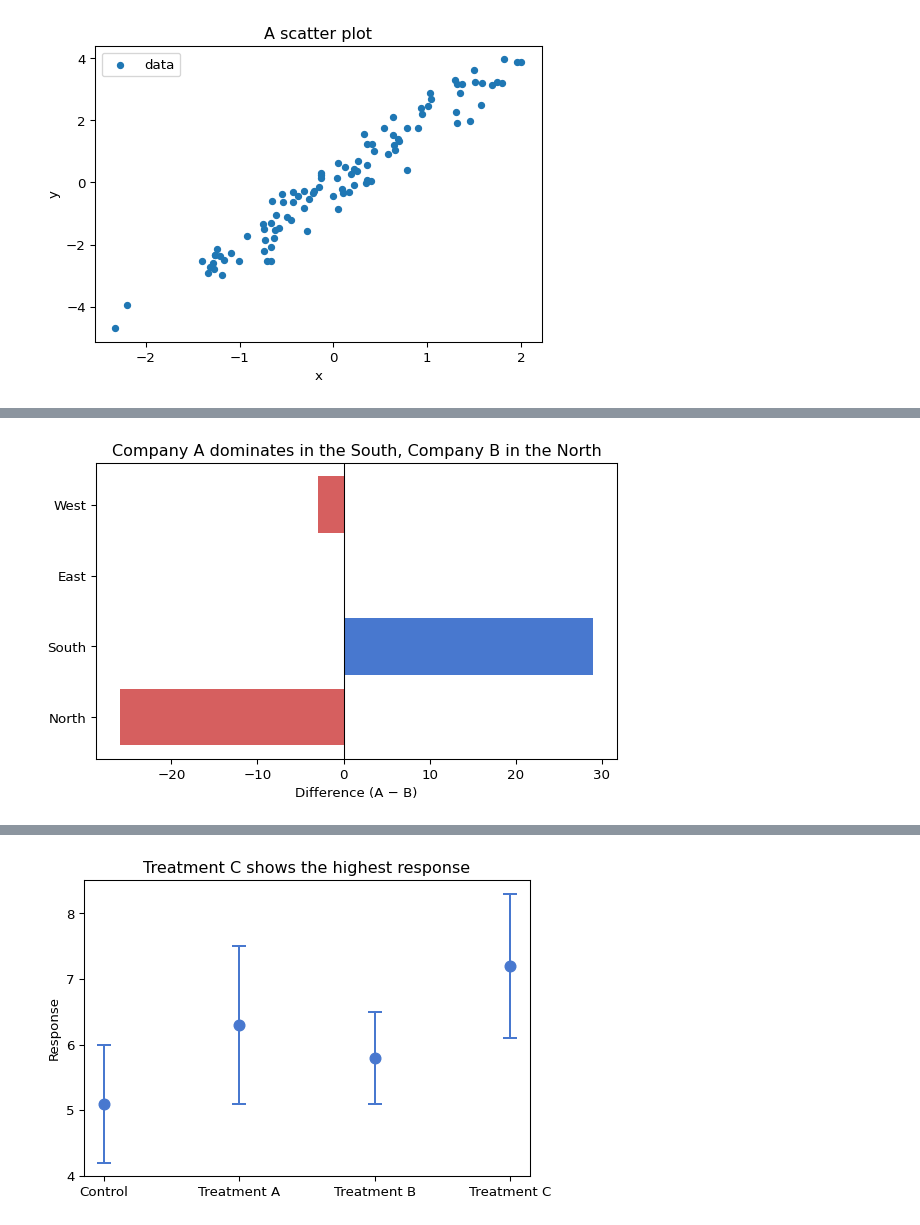
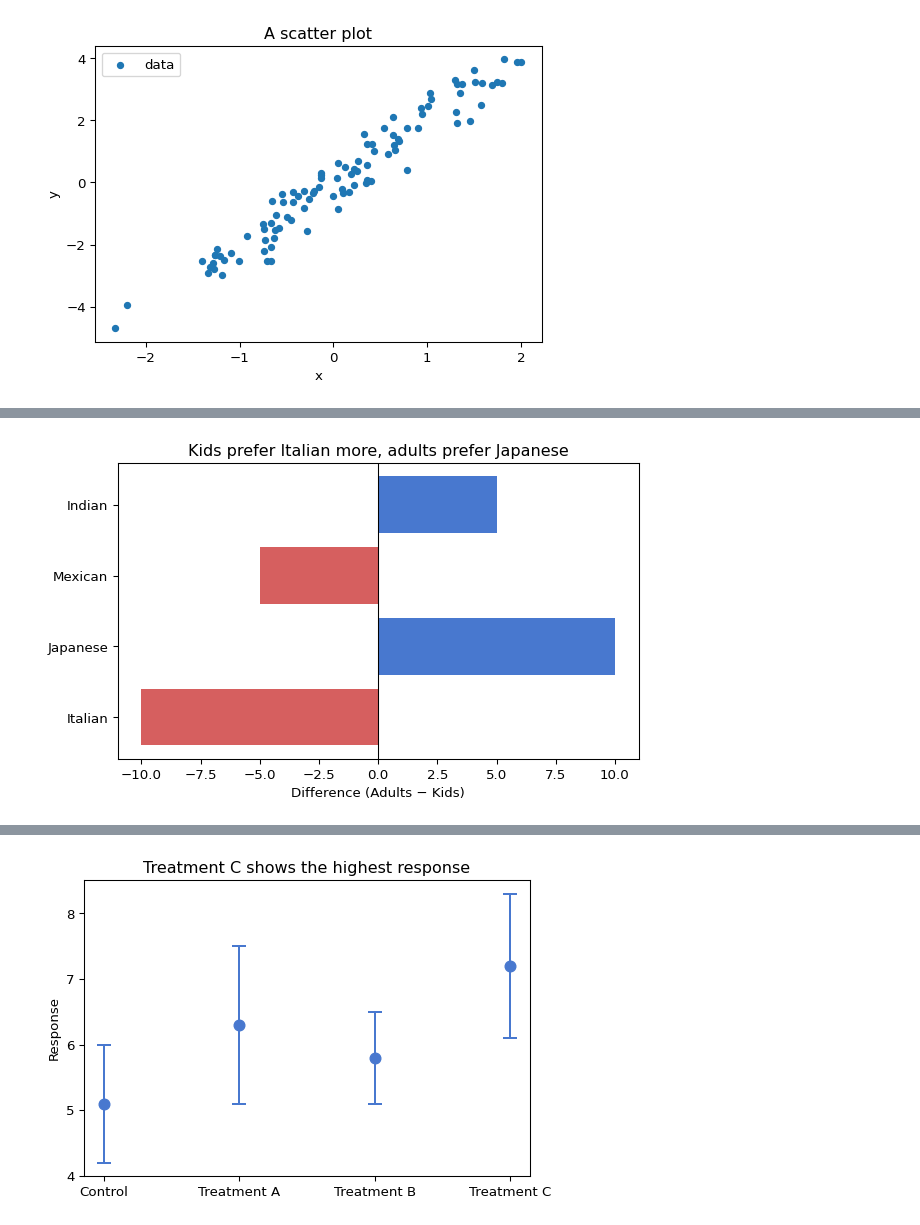
Before and after one commit to pfaffelh/python_for_data, a Jupyter notebook: docs/notebooks/08_visualizing_data.ipynb, the cells around one changed output, grey strips where cells are left out. Saved outputs shown, nothing was run; the diff lists cells and outputs as text; code cells hidden in the pictures.

```diff
--- a/docs/notebooks/08_visualizing_data.ipynb
+++ b/docs/notebooks/08_visualizing_data.ipynb
@@ -174,19 +184,19 @@ to each other, shift the bar positions by the bar width using
 # %%
 # grouped bar chart: two series side by side
-regions = ["North", "South", "East", "West"]
-company_a = [13, 35, 27, 25]
-company_b = [39, 6, 27, 28]
+cuisines = ["Italian", "Japanese", "Mexican", "Indian"]
+adults = [35, 20, 25, 20]
+kids = [45, 10, 30, 15]
 
-x = np.arange(len(regions))
+x = np.arange(len(cuisines))
 width = 0.35
 
 fig, ax = plt.subplots(figsize=(7, 4))
-ax.bar(x - width/2, company_a, width, label="Company A")
-ax.bar(x + width/2, company_b, width, label="Company B")
+ax.bar(x - width/2, adults, width, label="Adults")
+ax.bar(x + width/2, kids, width, label="Kids")
 ax.set_xticks(x)
-ax.set_xticklabels(regions)
-ax.set_ylabel("Revenue share (%)")
-ax.set_title("Revenue structure differs between companies")
+ax.set_xticklabels(cuisines)
+ax.set_ylabel("Preference (%)")
+ax.set_title("Food preferences differ between adults and kids")
 ax.legend()
 plt.show()
 # %% [output]
@@ -205,12 +215,12 @@ plt.show()
 # %%
 # difference chart: horizontal bars going left and right from a center axis
 fig, ax = plt.subplots(figsize=(7, 4))
-diff = [a - b for a, b in zip(company_a, company_b)]
+diff = [a - b for a, b in zip(adults, kids)]
 colors = ["#4878cf" if d >= 0 else "#d65f5f" for d in diff]
-ax.barh(regions, diff, color=colors)
+ax.barh(cuisines, diff, color=colors)
 ax.axvline(0, color="black", linewidth=0.8)
-ax.set_xlabel("Difference (A − B)")
-ax.set_title("Company A dominates in the South, Company B in the North")
+ax.set_xlabel("Difference (Adults − Kids)")
+ax.set_title("Kids prefer Italian more, adults prefer Japanese")
 plt.show()
 # %% [output]
-[figure, old version]
+[figure, new version]
```
Also changed, not shown: parts of 28 cells of this notebook, 58 other files.
